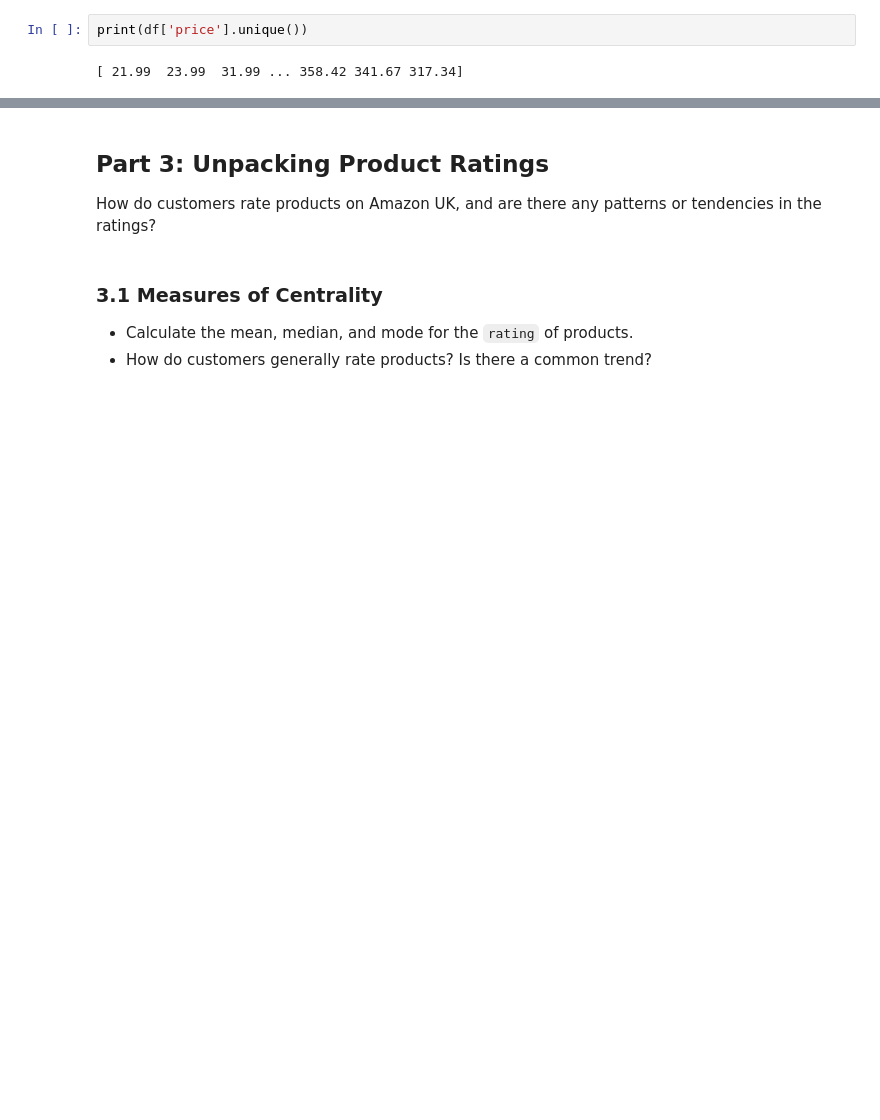
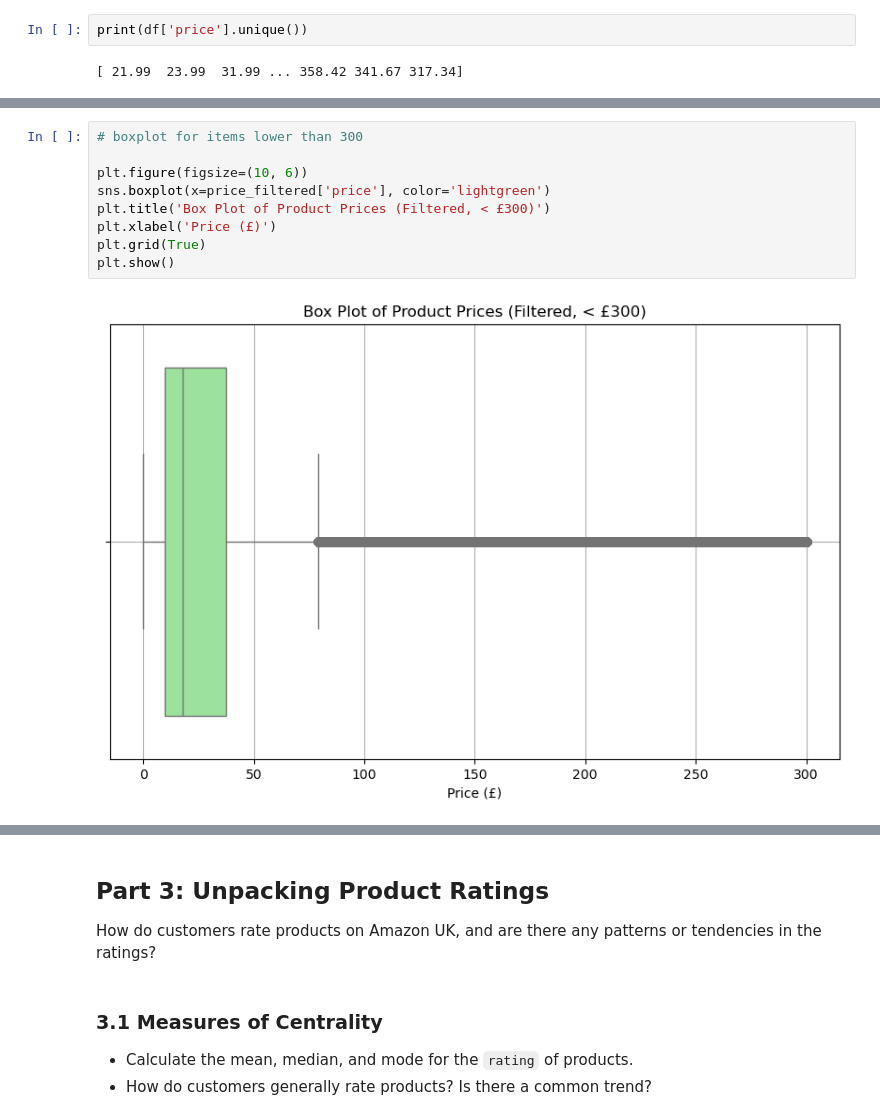
Before and after one commit to data-bootcamp-v4/lab-eda-univariate, a Jupyter notebook: lab-eda-univariate.ipynb, the cells around one changed output, grey strips where cells are left out. Drawn from its saved outputs; the diff is of its cells as text; blank space fills up the shorter version.

```diff
--- a/lab-eda-univariate.ipynb
+++ b/lab-eda-univariate.ipynb
@@ -199,3 +211,14 @@ plt.grid(True)
 plt.show()
 # %% [output]
 [figure]
+# %%
+# boxplot for items lower than 300
+
+plt.figure(figsize=(10, 6))
+sns.boxplot(x=price_filtered['price'], color='lightgreen')
+plt.title('Box Plot of Product Prices (Filtered, < £300)')
+plt.xlabel('Price (£)')
+plt.grid(True)
+plt.show()
+# %% [output]
+[figure, added]
```
Also changed, not shown: parts of 5 cells of this notebook.
